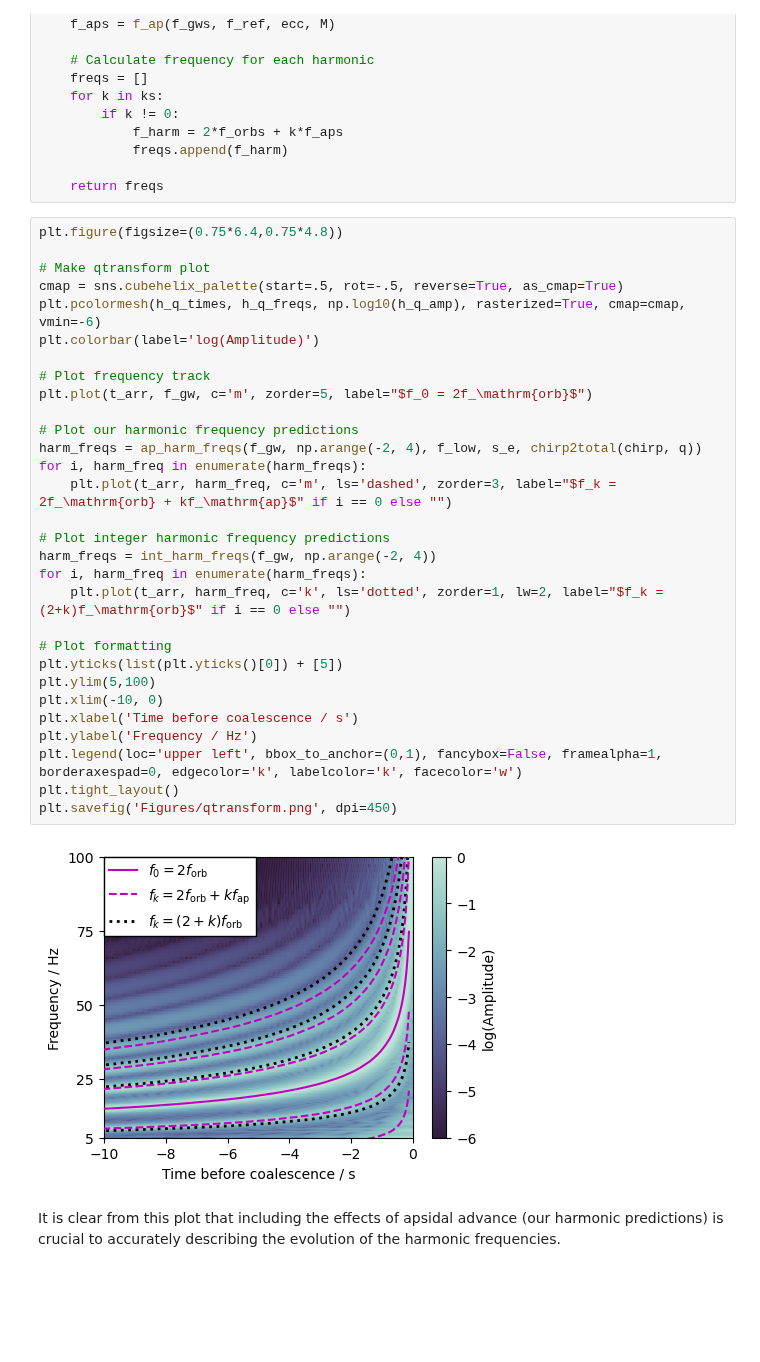
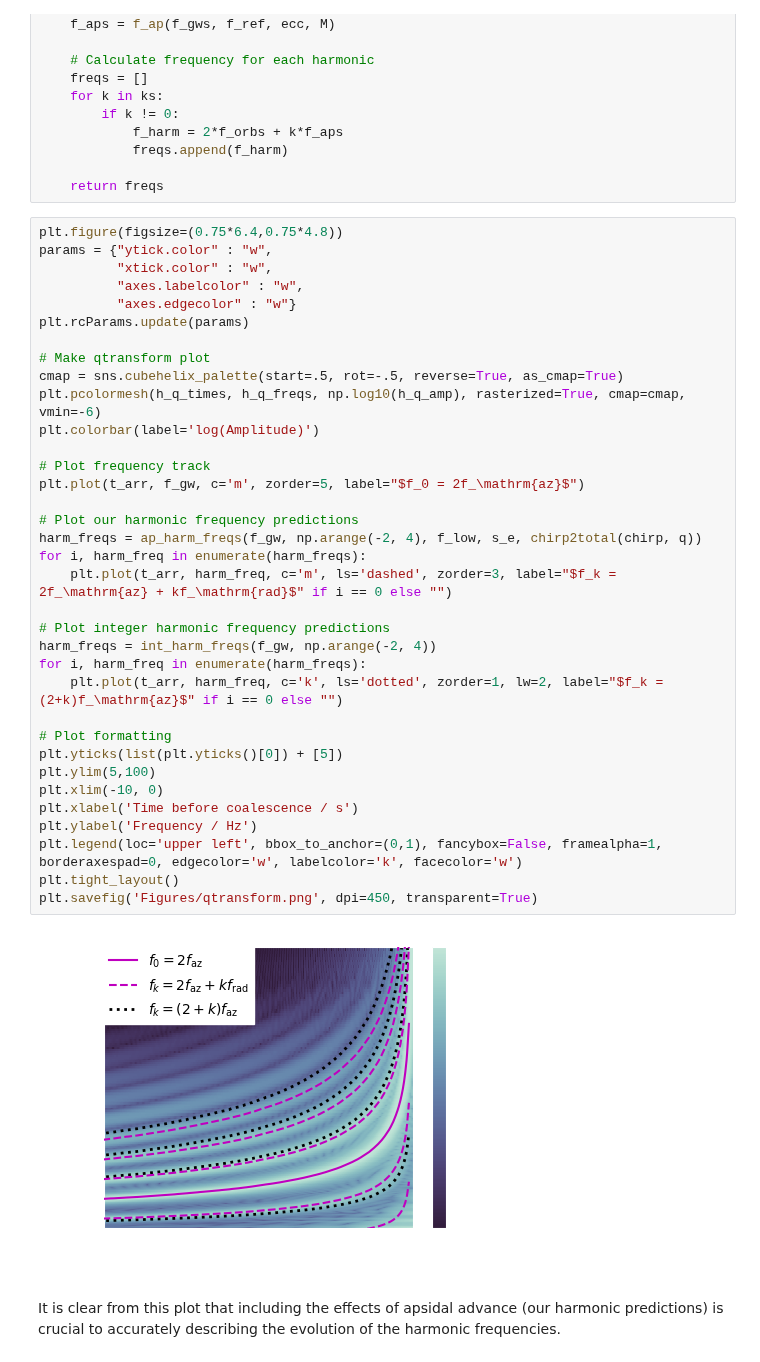
Before and after one commit to BenGPatterson/EccentricHarmonics, a Jupyter notebook: harmonic_frequencies.ipynb, the cells around one changed output. Drawn from its saved outputs; the diff is of its cells as text; blank space fills up the shorter version.

Commit message:
poster plots

```diff
--- a/harmonic_frequencies.ipynb
+++ b/harmonic_frequencies.ipynb
@@ -100,36 +121,41 @@ def ap_harm_freqs(f_gws, ks, f_ref, ecc, M):
     return freqs
 # %%
 plt.figure(figsize=(0.75*6.4,0.75*4.8))
+params = {"ytick.color" : "w",
+          "xtick.color" : "w",
+          "axes.labelcolor" : "w",
+          "axes.edgecolor" : "w"}
+plt.rcParams.update(params)
 
 # Make qtransform plot
 cmap = sns.cubehelix_palette(start=.5, rot=-.5, reverse=True, as_cmap=True)
 plt.pcolormesh(h_q_times, h_q_freqs, np.log10(h_q_amp), rasterized=True, cmap=cmap, vmin=-6)
 plt.colorbar(label='log(Amplitude)')
 
 # Plot frequency track
-plt.plot(t_arr, f_gw, c='m', zorder=5, label="$f_0 = 2f_\mathrm{orb}$")
+plt.plot(t_arr, f_gw, c='m', zorder=5, label="$f_0 = 2f_\mathrm{az}$")
 
 # Plot our harmonic frequency predictions
 harm_freqs = ap_harm_freqs(f_gw, np.arange(-2, 4), f_low, s_e, chirp2total(chirp, q))
 for i, harm_freq in enumerate(harm_freqs):
-    plt.plot(t_arr, harm_freq, c='m', ls='dashed', zorder=3, label="$f_k = 2f_\mathrm{orb} + kf_\mathrm{ap}$" if i == 0 else "")
+    plt.plot(t_arr, harm_freq, c='m', ls='dashed', zorder=3, label="$f_k = 2f_\mathrm{az} + kf_\mathrm{rad}$" if i == 0 else "")
 
 # Plot integer harmonic frequency predictions
 harm_freqs = int_harm_freqs(f_gw, np.arange(-2, 4))
 for i, harm_freq in enumerate(harm_freqs):
-    plt.plot(t_arr, harm_freq, c='k', ls='dotted', zorder=1, lw=2, label="$f_k = (2+k)f_\mathrm{orb}$" if i == 0 else "")
+    plt.plot(t_arr, harm_freq, c='k', ls='dotted', zorder=1, lw=2, label="$f_k = (2+k)f_\mathrm{az}$" if i == 0 else "")
 
 # Plot formatting
 plt.yticks(list(plt.yticks()[0]) + [5])
 plt.ylim(5,100)
 plt.xlim(-10, 0)
 plt.xlabel('Time before coalescence / s')
 plt.ylabel('Frequency / Hz')
-plt.legend(loc='upper left', bbox_to_anchor=(0,1), fancybox=False, framealpha=1, borderaxespad=0, edgecolor='k', labelcolor='k', facecolor='w')
+plt.legend(loc='upper left', bbox_to_anchor=(0,1), fancybox=False, framealpha=1, borderaxespad=0, edgecolor='w', labelcolor='k', facecolor='w')
 plt.tight_layout()
-plt.savefig('Figures/qtransform.png', dpi=450)
+plt.savefig('Figures/qtransform.png', dpi=450, transparent=True)
 # %% [output]
-[figure, old version]
+[figure, new version]
 # %% [markdown]
 It is clear from this plot that including the effects of apsidal advance (our harmonic predictions) is crucial to accurately describing the evolution of the harmonic frequencies.
 # %% [markdown]
```
Also changed, not shown: parts of 2 cells of this notebook, 13 other files.
